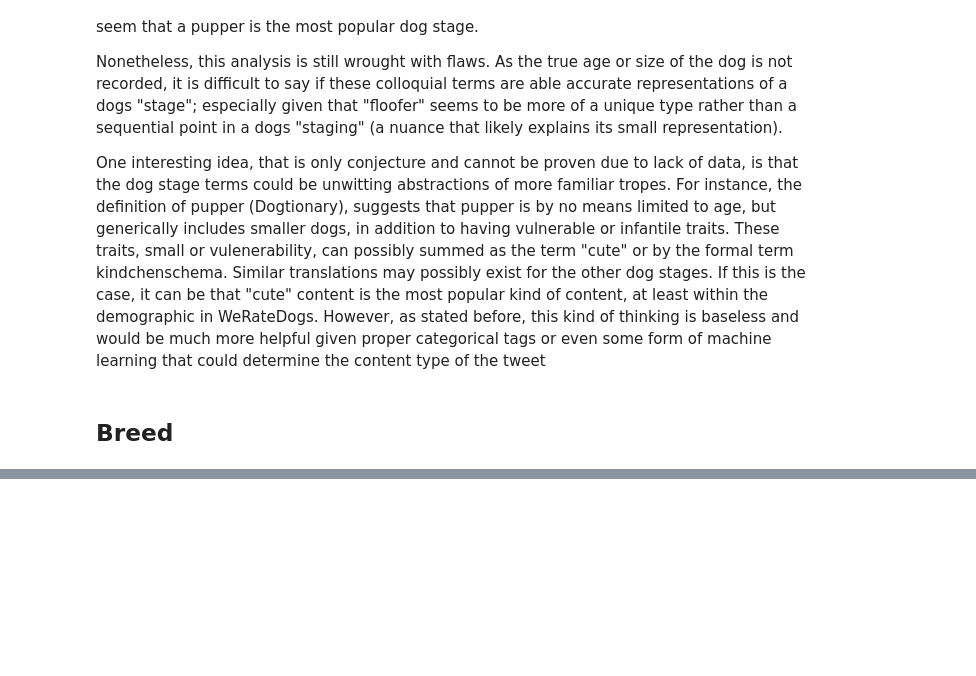
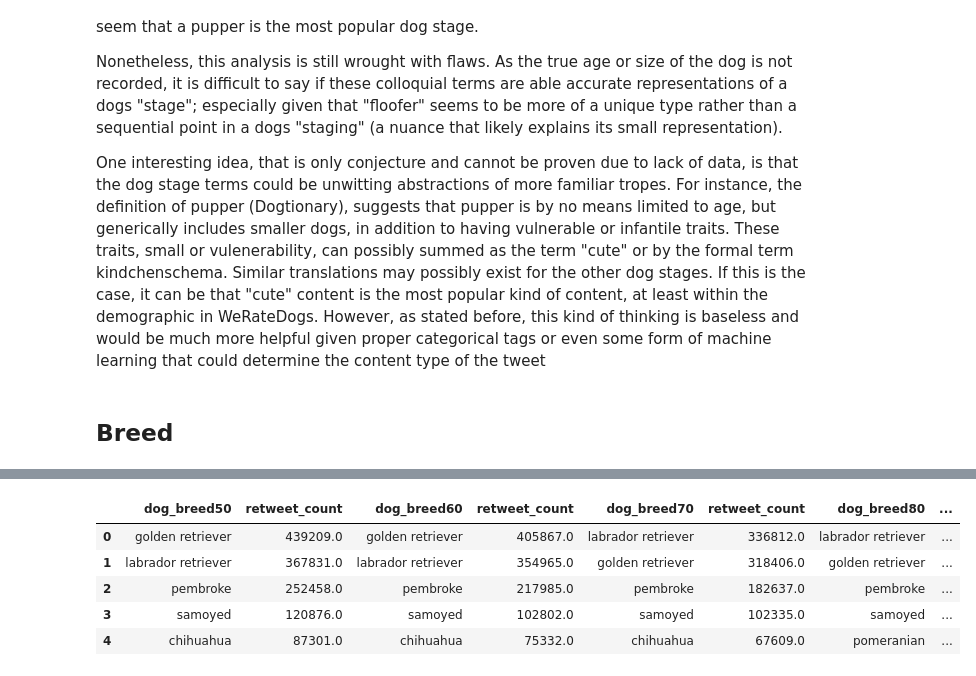
Before and after one commit to jmlam/Ud-Data-Wrangle, a Jupyter notebook: WeRateDogs/wrangle_act.ipynb, the cells around one changed output, grey strips where cells are left out. Cells and saved outputs as stored; diff of their text form; code cells hidden in the pictures; blank space fills up the shorter version.

```diff
--- a/WeRateDogs/wrangle_act.ipynb
+++ b/WeRateDogs/wrangle_act.ipynb
@@ -1098,11 +1098,11 @@ Further questions not explored, but recognized as possible:
 stage_fav = []
 for i in ['doggo', 'floofer', 'pupper', 'puppo']:
     fav = twitter_archive_master[twitter_archive_master['dog_stage'] == i].favorite_count.mean()
-    stage_fav.append((fav, i))
+    stage_fav.append((i, fav))
 
 stage_retweet = []
 for j in ['doggo', 'floofer', 'pupper', 'puppo']:
     retweet = twitter_archive_master[twitter_archive_master['dog_stage'] == j].retweet_count.mean()
-    stage_retweet.append((retweet, j))
+    stage_retweet.append((j, retweet))
 # %%
 # Geeksforgeeks.com code
@@ -1181,0 +1220,10 @@ One interesting idea, that is only conjecture and cannot be proven due to lack o
+# %%
+#top 5 most retweeted breeds
+breed_retweet_df.head()
+# %% [output]
+|  | dog_breed50 | retweet_count | dog_breed60 | retweet_count | dog_breed70 | retweet_count | dog_breed80 | ... |
+| 0 | golden retriever | 439209.0 | golden retriever | 405867.0 | labrador retriever | 336812.0 | labrador retriever | ... |
+| 1 | labrador retriever | 367831.0 | labrador retriever | 354965.0 | golden retriever | 318406.0 | golden retriever | ... |
+| 2 | pembroke | 252458.0 | pembroke | 217985.0 | pembroke | 182637.0 | pembroke | ... |
+| 3 | samoyed | 120876.0 | samoyed | 102802.0 | samoyed | 102335.0 | samoyed | ... |
+| 4 | chihuahua | 87301.0 | chihuahua | 75332.0 | chihuahua | 67609.0 | pomeranian | ... |
```
Also changed, not shown: parts of 15 cells of this notebook.
